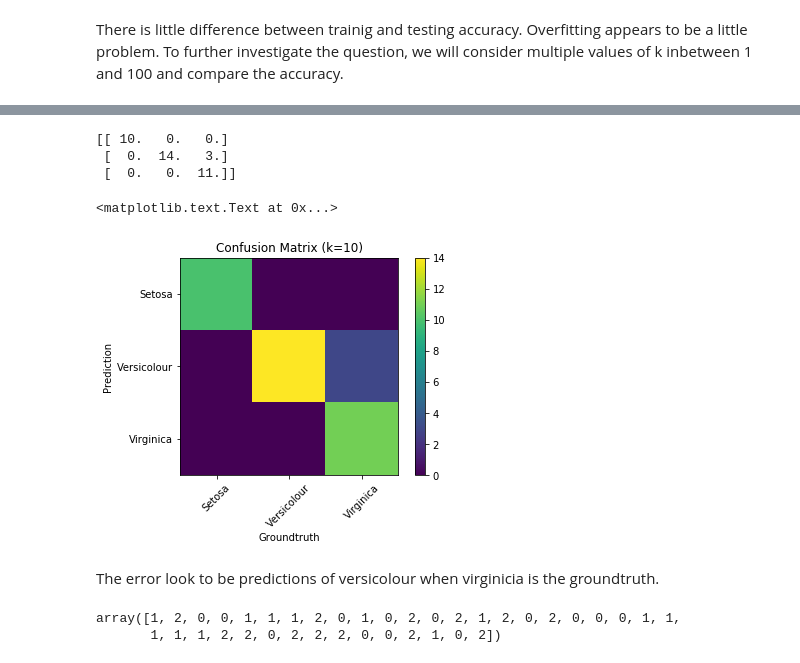
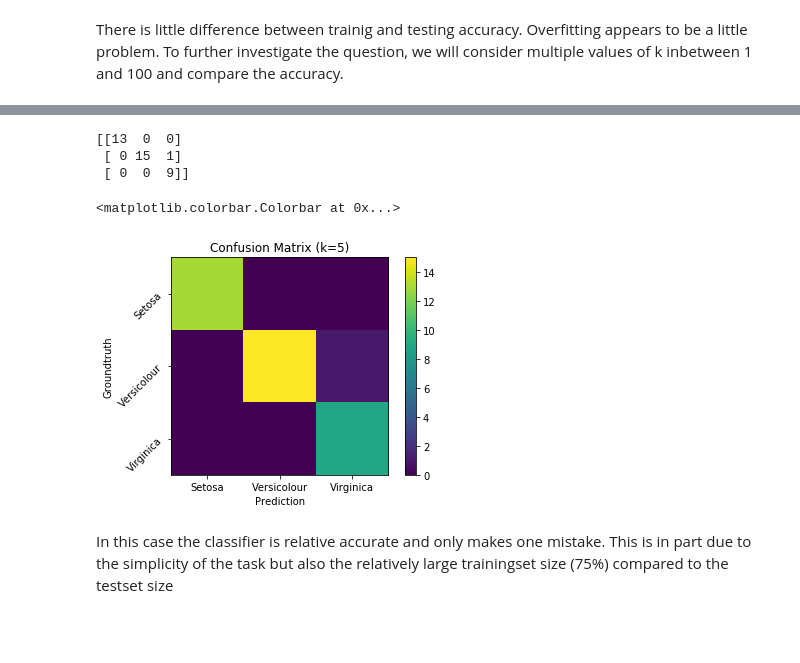
Before and after one commit to adriankoering/expert-octo-barnacle, a Jupyter notebook: k-nearest neighbor classifier.ipynb, the cells around one changed output, grey strips where cells are left out. Drawn from its saved outputs; the diff is of its cells as text; code cells hidden in the pictures; blank space fills up the shorter version.

Commit message:
Switch to sklearn's confusion_matrix

```diff
--- a/k-nearest neighbor classifier.ipynb
+++ b/k-nearest neighbor classifier.ipynb
@@ -32,9 +35,12 @@ For a nearest neighbor classifier this is particulary relevant, as there always
 
 A train-test-split randomly shuffles the training data and then uses a fraction of it for training and the rest for testing the classifier. The test-data should be more representative of real-world-data the classifier will encouter later on.
 # %%
+# random_stae=0 for reproducability
 X_train, X_test, y_train, y_test = train_test_split(iris.data,
                                                     iris.target,
-                                                    test_size=0.25)
+                                                    test_size=0.25,
+                                                    random_state=0)
+
 # number of training and testing examples
 len(X_train), len(X_test)
 # %% [output]
@@ -64,8 +70,21 @@ class Knn:
         >>> clf.predict(X_test)
         ### returns an element of y_train
         """
+        # call the property setter
+        # who does the verification
+        self.k = k
+
+    def _check_parameter(self, k):
         if k <= 0:
             raise ValueError("Knn parameter 'k' must be positive")
+
+    @property
+    def k(self):
+        return self._k
+
+    @k.setter
+    def k(self, k):
+        self._check_parameter(k)
         self._k = int(k)
 
     def _majority_vote(self, idx):
@@ -149,8 +168,7 @@ class Knn:
         """
         if k is None:
             k = self._k
-        elif k <= 0:
-            raise ValueError("Knn parameter 'k' must be positive")
+        self._check_parameter(k)
 
         out = []
         # ensure that the input X is at least two dimensional
@@ -244,32 +263,23 @@ For three possible classes, a random classification would be expected to get an
 # %%
-# TODO replace with scikit learn version
+labels = ["Setosa", "Versicolour", "Virginica"]
+C = confusion_matrix(y_test, clf.predict(X_test))
+print(C)
 
-classes = ["Setosa", "Versicolour", "Virginica"]
-confusion = np.zeros((3,3))
-for x, y in zip(x_test, y_test):
-    confusion[clf.predict(x, k=10), y] += 1
-print(confusion)
-
-plt.imshow(confusion, interpolation='nearest')
-plt.title("Confusion Matrix (k=10)")
+plt.imshow(C, interpolation='nearest')
+plt.title("Confusion Matrix (k={})".format(clf.k))
+tick_marks = np.arange(len(labels))
+plt.yticks(tick_marks, labels, rotation=45)
+plt.ylabel('Groundtruth')
+plt.xticks(tick_marks, labels)
+plt.xlabel('Prediction')
 plt.colorbar()
-tick_marks = np.arange(len(classes))
-plt.xticks(tick_marks, classes, rotation=45)
-plt.xlabel('Groundtruth')
-plt.yticks(tick_marks, classes)
-plt.ylabel('Prediction')
 # %% [output]
-[[ 10.   0.   0.]
- [  0.  14.   3.]
- [  0.   0.  11.]]
+[[13  0  0]
+ [ 0 15  1]
+ [ 0  0  9]]
-<matplotlib.text.Text at 0x...>
+<matplotlib.colorbar.Colorbar at 0x...>
-[figure, old version]
+[figure, new version]
-# %% [markdown]
-The error look to be predictions of versicolour when virginicia is the groundtruth.
+# %% [markdown]
+In this case the classifier is relative accurate and only makes one mistake. This is in part due to the simplicity of the task but also the relatively large trainingset size (75%) compared to the testset size
 # %%
 # TODO plot the decision plane somehow
-# %%
-Knn(k=5).fit(X_train, y_train).predict(X_test)
-# %% [output]
-array([1, 2, 0, 0, 1, 1, 1, 2, 0, 1, 0, 2, 0, 2, 1, 2, 0, 2, 0, 0, 0, 1, 1,
-       1, 1, 1, 2, 2, 0, 2, 2, 2, 0, 0, 2, 1, 0, 2])
```
Also changed, not shown: parts of 8 cells of this notebook.
